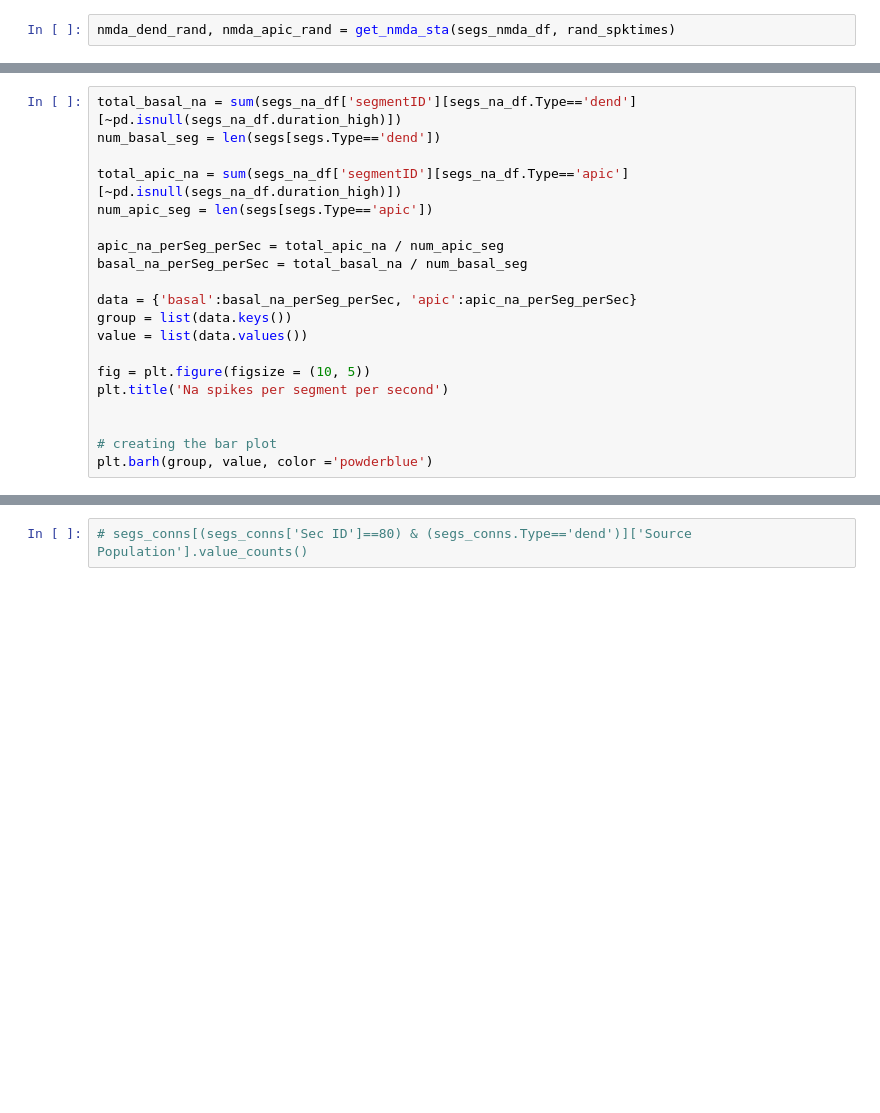
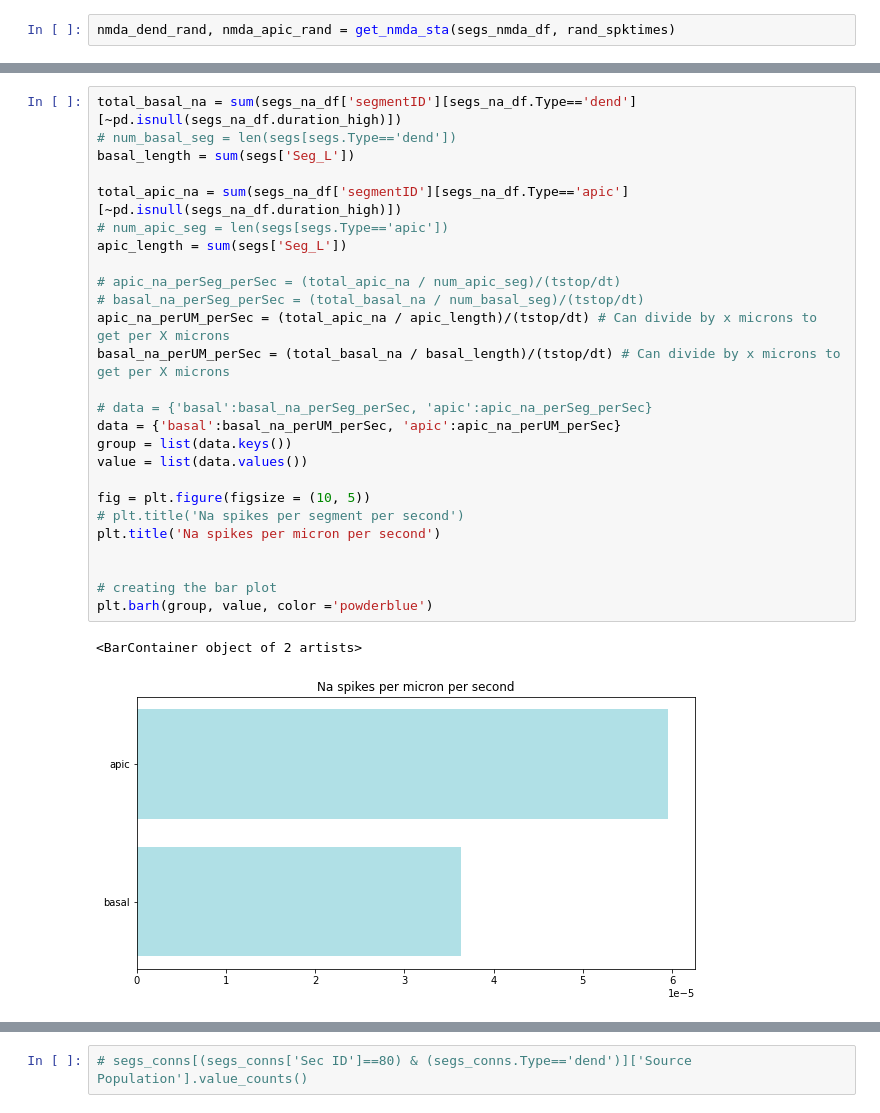
Before and after one commit to davidfague/Stylized-ReducedOrder-L5-Model, a Jupyter notebook: NMDAExploration.ipynb, the cells around one changed output, grey strips where cells are left out. Cells and saved outputs as stored; diff of their text form; blank space fills up the shorter version.

```diff
--- a/NMDAExploration.ipynb
+++ b/NMDAExploration.ipynb
@@ -1000,22 +1074,31 @@ plt.barh(group, value, color ='lightseagreen')
 # %%
 total_basal_na = sum(segs_na_df['segmentID'][segs_na_df.Type=='dend'][~pd.isnull(segs_na_df.duration_high)])
-num_basal_seg = len(segs[segs.Type=='dend'])
+# num_basal_seg = len(segs[segs.Type=='dend'])
+basal_length = sum(segs['Seg_L'])
 
 total_apic_na = sum(segs_na_df['segmentID'][segs_na_df.Type=='apic'][~pd.isnull(segs_na_df.duration_high)])
-num_apic_seg = len(segs[segs.Type=='apic'])
+# num_apic_seg = len(segs[segs.Type=='apic'])
+apic_length = sum(segs['Seg_L'])
 
-apic_na_perSeg_perSec = total_apic_na / num_apic_seg
-basal_na_perSeg_perSec = total_basal_na / num_basal_seg
+# apic_na_perSeg_perSec = (total_apic_na / num_apic_seg)/(tstop/dt)
+# basal_na_perSeg_perSec = (total_basal_na / num_basal_seg)/(tstop/dt)
+apic_na_perUM_perSec = (total_apic_na / apic_length)/(tstop/dt) # Can divide by x microns to get per X microns
+basal_na_perUM_perSec = (total_basal_na / basal_length)/(tstop/dt) # Can divide by x microns to get per X microns
 
-data = {'basal':basal_na_perSeg_perSec, 'apic':apic_na_perSeg_perSec}
+# data = {'basal':basal_na_perSeg_perSec, 'apic':apic_na_perSeg_perSec}
+data = {'basal':basal_na_perUM_perSec, 'apic':apic_na_perUM_perSec}
 group = list(data.keys())
 value = list(data.values())
 
 fig = plt.figure(figsize = (10, 5))
-plt.title('Na spikes per segment per second')
+# plt.title('Na spikes per segment per second')
+plt.title('Na spikes per micron per second')
 
 
 # creating the bar plot
 plt.barh(group, value, color ='powderblue')
+# %% [output]
+<BarContainer object of 2 artists>
+[figure, added]
 # %%
 total_basal_ca = sum(segs_ca_df['index'][segs_ca_df.Type=='dend'][~pd.isnull(segs_ca_df.duration_high)])
```
Also changed, not shown: parts of 26 cells of this notebook.
